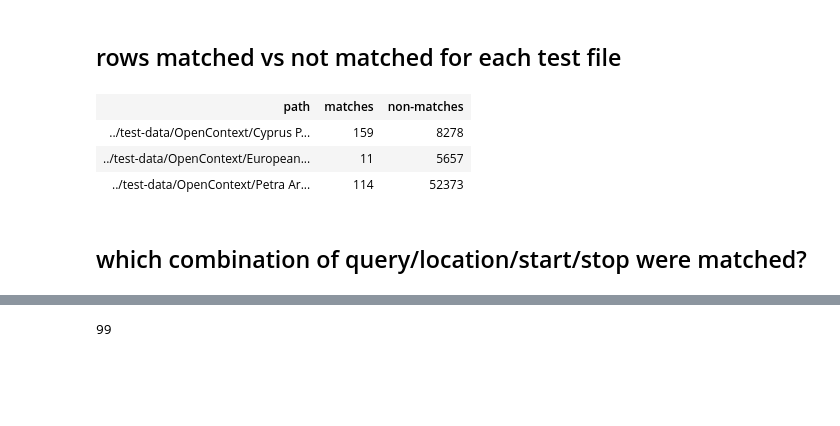
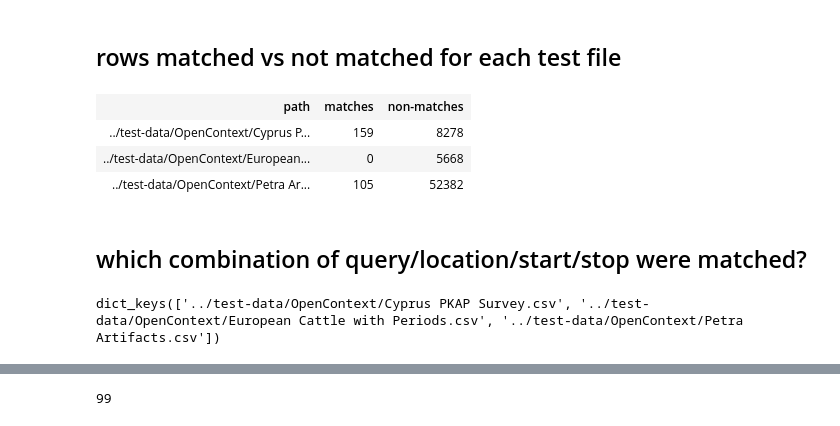
Before and after one commit to periodo/periodo-reconciler-py, a Jupyter notebook: notebooks/CSV_analysis.ipynb, the cells around one changed output, grey strips where cells are left out. Saved outputs shown, nothing was run; the diff lists cells and outputs as text; code cells hidden in the pictures; blank space fills up the shorter version.

```diff
--- a/notebooks/CSV_analysis.ipynb
+++ b/notebooks/CSV_analysis.ipynb
@@ -102,12 +102,16 @@ OPENCONTEXT_TEST_FILES = [{'csv_path': '../test-data/OpenContext/Cyprus PKAP Sur
   'kw': {'location': 'Context (1)',
    'query': 'Period',
    'start': 'Early BCE/CE',
-   'stop': 'Late BCE/CE'}},
+   'stop': 'Late BCE/CE',
+   'ignored_queries':'Not determined'
+  }},
  {'csv_path': '../test-data/OpenContext/Petra Artifacts.csv',
   'kw': {'location': 'Context (1)',
    'query': 'Culture',
    'start': 'Early BCE/CE',
-   'stop': 'Late BCE/CE'}}]
+   'stop': 'Late BCE/CE',
+   'ignored_queries':'other,lb'
+    }}]
 
 
 kw_map = dict([(f['csv_path'], f['kw']) for f in OPENCONTEXT_TEST_FILES])
@@ -135,3 +138,8 @@ for file in OPENCONTEXT_TEST_FILES:
     matching_results[csv_path] = df # df.match_num.value_counts()
 # %% [output]
 ../test-data/OpenContext/Petra Artifacts.csvh Periods.csv
+# %%
+from itertools import islice
+
+for (csv_path, df) in islice(matching_results.items(),None):
+    print (csv_path, df.match_num.value_counts().get(0), df.match_num.value_counts().get(1))
@@ -137,0 +150,4 @@ for file in OPENCONTEXT_TEST_FILES:
+# %%
+df = matching_results[OPENCONTEXT_TEST_FILES[1]['csv_path']]
+
+df.head()
@@ -140,27 +164,31 @@ for file in OPENCONTEXT_TEST_FILES:
 # %%
 
 rows_html = ("".join(["<tr><td>{}</td><td>{}</td><td>{}</td></tr>".format(
- csv_path, df.match_num.value_counts()[1], df.match_num.value_counts()[0])
+ csv_path, df.match_num.value_counts().get(1, 0), df.match_num.value_counts().get(0, 0))
 for (csv_path, df) in matching_results.items()]))
 
 
 html_ = """<table>
 <tr>
     <th>path</th>
     <th>matches</th>
     <th>non-matches</th>
 </tr>
 {}
 </table>""".format(rows_html)
 
 display(HTML(html_))
 # %% [output]
 | path | matches | non-matches |
 | ../test-data/OpenContext/Cyprus P... | 159 | 8278 |
-| ../test-data/OpenContext/European... | 11 | 5657 |
-| ../test-data/OpenContext/Petra Ar... | 114 | 52373 |
+| ../test-data/OpenContext/European... | 0 | 5668 |
+| ../test-data/OpenContext/Petra Ar... | 105 | 52382 |
 # %% [markdown]
 ## which combination of query/location/start/stop were matched?
+# %%
+matching_results.keys()
+# %% [output]
+dict_keys(['../test-data/OpenContext/Cyprus PKAP Survey.csv', '../test-data/OpenContext/European Cattle with Periods.csv', '../test-data/OpenContext/Petra Artifacts.csv'])
 # %%
 rows_html = []
 
```
Also changed, not shown: parts of 12 cells of this notebook, 5 other files.
